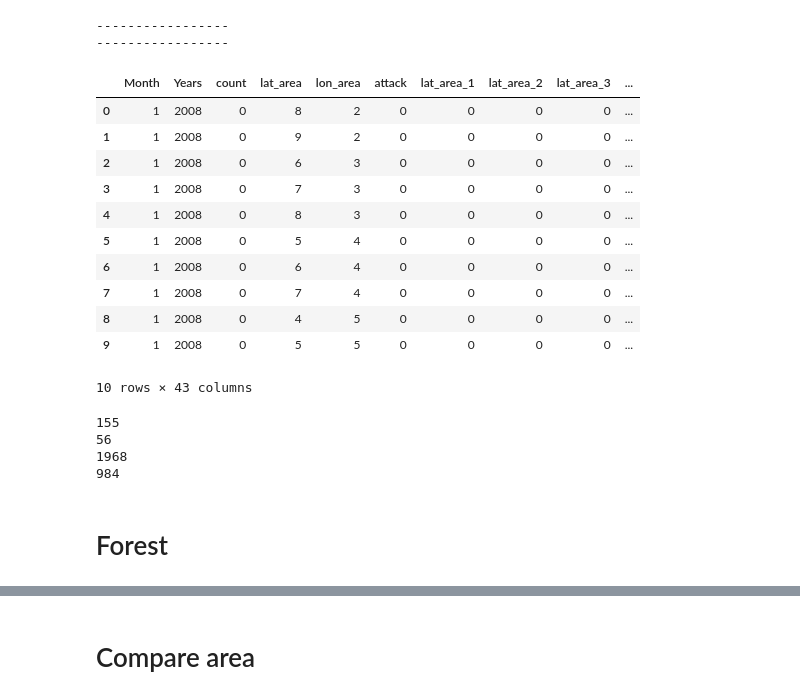
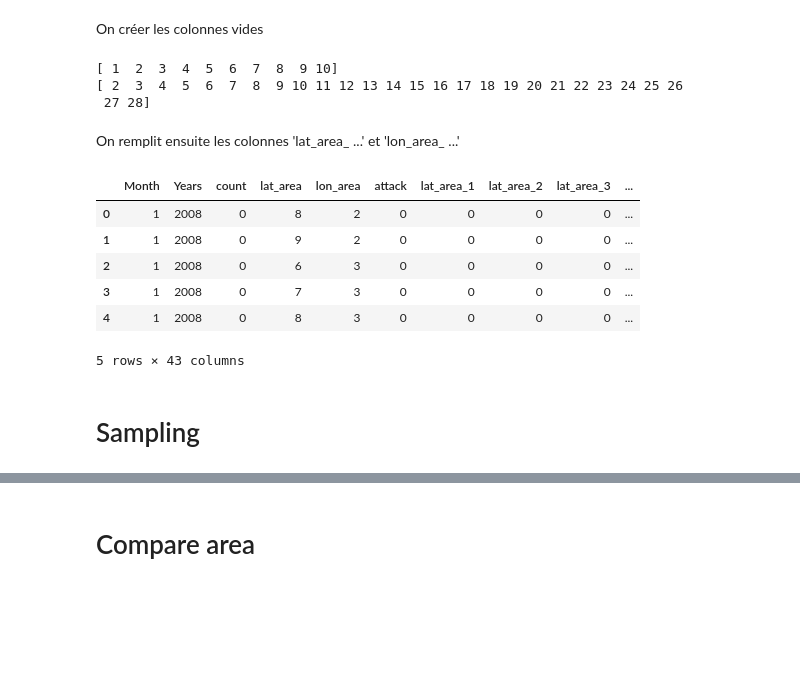
Before and after one commit to ifrebault/PiracyAttackPrediction, a Jupyter notebook: Machine_learning/ML.area.ipynb, the cells around one changed output, grey strips where cells are left out. Saved outputs shown, nothing was run; the diff lists cells and outputs as text; code cells hidden in the pictures; blank space fills up the shorter version.

```diff
--- a/Machine_learning/ML.area.ipynb
+++ b/Machine_learning/ML.area.ipynb
@@ -51,40 +47,24 @@ print np.sort(df['lat_area'].unique())
+# %% [markdown]
+On créer les colonnes vides
 # %%
+feature_dyna=[]
+
 latUnique=np.sort(df['lat_area'].unique())
+print latUnique
 for i in range(0,len(latUnique)):
     nameColLat='lat_area_'+str(latUnique[i])
     #print nameColLat
     df[nameColLat]=0
-
-print "-----------------"
+    feature_dyna.append(nameColLat)
 
 lonUnique=np.sort(df['lon_area'].unique())
+print lonUnique
 for i in range(0,len(lonUnique)):
     nameColLon='lon_area_'+str(lonUnique[i])
     #print nameColLon
     df[nameColLon]=0
-
-
-print "-----------------"
-
-for index, row in df.iterrows():
-    if(row['count']>0):
-        df.set_value(index, "lat_area_"+str(row['lat_area']),1)
-        df.set_value(index, "lon_area_"+str(row['lon_area']),1)
-
-
-df.head(10)
+    feature_dyna.append(nameColLon)
 # %% [output]
------------------
------------------
+[ 1  2  3  4  5  6  7  8  9 10]
+[ 2  3  4  5  6  7  8  9 10 11 12 13 14 15 16 17 18 19 20 21 22 23 24 25 26
+ 27 28]
-|  | Month | Years | count | lat_area | lon_area | attack | lat_area_1 | lat_area_2 | lat_area_3 | ... |
-| 0 | 1 | 2008 | 0 | 8 | 2 | 0 | 0 | 0 | 0 | ... |
-| 1 | 1 | 2008 | 0 | 9 | 2 | 0 | 0 | 0 | 0 | ... |
-| 2 | 1 | 2008 | 0 | 6 | 3 | 0 | 0 | 0 | 0 | ... |
-| 3 | 1 | 2008 | 0 | 7 | 3 | 0 | 0 | 0 | 0 | ... |
-| 4 | 1 | 2008 | 0 | 8 | 3 | 0 | 0 | 0 | 0 | ... |
-| 5 | 1 | 2008 | 0 | 5 | 4 | 0 | 0 | 0 | 0 | ... |
-| 6 | 1 | 2008 | 0 | 6 | 4 | 0 | 0 | 0 | 0 | ... |
-| 7 | 1 | 2008 | 0 | 7 | 4 | 0 | 0 | 0 | 0 | ... |
-| 8 | 1 | 2008 | 0 | 4 | 5 | 0 | 0 | 0 | 0 | ... |
-| 9 | 1 | 2008 | 0 | 5 | 5 | 0 | 0 | 0 | 0 | ... |
-10 rows × 43 columns
@@ -102,15 +71,19 @@ target='attack'
-# %%
-dfTrain=df[df['Years']<2010]
-dfTest=df[(df['Years']==2010)]
-print len(dfTrain[dfTrain['count']!=0])
-print len(dfTest[dfTest['count']!=0])
-
-print len(dfTrain)
-print len(dfTest)
-# %% [output]
-155
-56
-1968
-984
+# %% [markdown]
+On remplit ensuite les colonnes 'lat_area_ ...' et 'lon_area_ ...'
+# %%
+for index, row in df.iterrows():
+    df.set_value(index, "lat_area_"+str(row['lat_area']),1)
+    df.set_value(index, "lon_area_"+str(row['lon_area']),1)
+
+
+df.head()
+# %% [output]
+|  | Month | Years | count | lat_area | lon_area | attack | lat_area_1 | lat_area_2 | lat_area_3 | ... |
+| 0 | 1 | 2008 | 0 | 8 | 2 | 0 | 0 | 0 | 0 | ... |
+| 1 | 1 | 2008 | 0 | 9 | 2 | 0 | 0 | 0 | 0 | ... |
+| 2 | 1 | 2008 | 0 | 6 | 3 | 0 | 0 | 0 | 0 | ... |
+| 3 | 1 | 2008 | 0 | 7 | 3 | 0 | 0 | 0 | 0 | ... |
+| 4 | 1 | 2008 | 0 | 8 | 3 | 0 | 0 | 0 | 0 | ... |
+5 rows × 43 columns
 # %% [markdown]
-# Forest
+# Sampling
```
Also changed, not shown: parts of 24 cells of this notebook, 3 other files.
